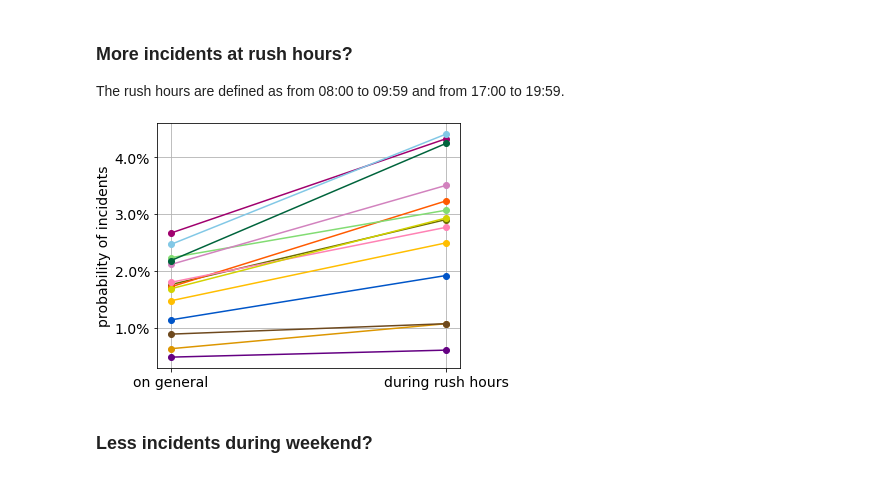
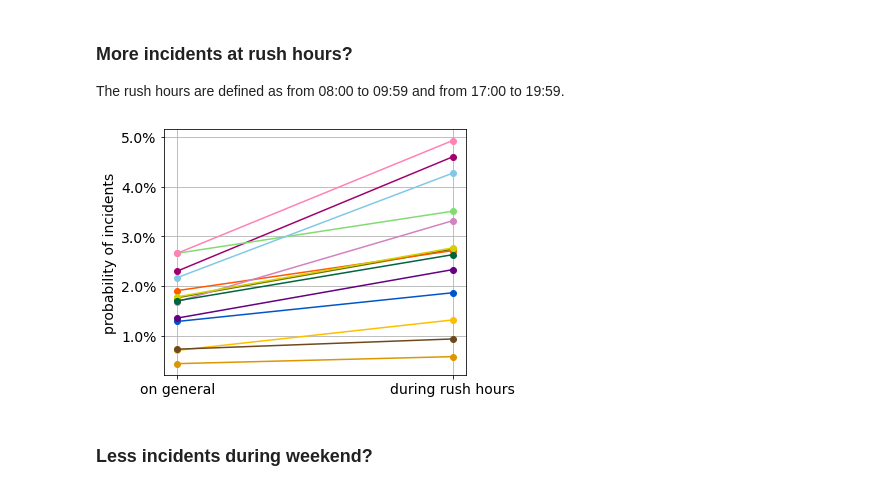
Before and after one commit to tianyikillua/ratpmetro, a Jupyter notebook: examples/notebook.ipynb, the cells around one changed output. Cells and saved outputs as stored; diff of their text form; code cells hidden in the pictures.

```diff
--- a/examples/notebook.ipynb
+++ b/examples/notebook.ipynb
@@ -270,10 +247,0 @@ plt.tight_layout()
-# %%
-most_freq_cause = [None] * len(lines)
-plt.figure(figsize=(18, 20))
-for i, line in enumerate(lines):
-    plt.subplot(5, 3, i + 1)
-    causes, _ = ratp_line[line].plot_incident_cause(year=2018)
-    most_freq_cause[i] = causes[0]
-    plt.title("incident causes for line #" + str(line))
-
-plt.tight_layout()
@@ -286,7 +252,7 @@ incident_prob_hour_line = np.zeros((len(lines), 24))
 for i, split in enumerate(lines_split):
     plt.subplot(2, 3, i + 1)
     for line in split:
-        x, incident_prob_hour_line[line - 1] = ratp_line[line].plot_incident_prob(by="hour", year=2018)
+        x, incident_prob_hour_line[line - 1] = ratp_line[line].plot_incident_prob(by="hour", year=2021)
     plt.legend(["#" + str(x) for x in split])
 
 plt.grid()
@@ -314,11 +278,0 @@ plt.tight_layout()
-# %%
-plt.figure(figsize=(18, 8))
-lines_split = np.array_split(lines, 5)
-for i, split in enumerate(lines_split):
-    plt.subplot(2, 3, i + 1)
-    for line in split:
-        ratp_line[line].plot_incident_prob(by="weekday", year=2018)
-    plt.legend(["#" + str(x) for x in split])
-
-plt.grid()
-plt.tight_layout()
@@ -327,11 +278,0 @@ plt.tight_layout()
-# %%
-plt.figure(figsize=(18, 8))
-lines_split = np.array_split(lines, 5)
-for i, split in enumerate(lines_split):
-    plt.subplot(2, 3, i + 1)
-    for line in split:
-        ratp_line[line].plot_incident_prob(by="month", year=2018)
-    plt.legend(["#" + str(x) for x in split])
-
-plt.grid()
-plt.tight_layout()
@@ -344,7 +283,7 @@ plt.tight_layout()
 
 The rush hours are defined as from 08:00 to 09:59 and from 17:00 to 19:59.
 # %%
-def plot_bar_comparison(mask_string, label, year=2018):
+def plot_bar_comparison(mask_string, label, year=2021):
     mask = np.zeros_like(incident_prob)
     for i, line in enumerate(lines):
         df = ratp_line[line]._df_processed_loc(year=year)
@@ -359,35 +298,35 @@ def plot_bar_comparison(mask_string, label, year=2018):
     yerr = np.array([[all_mean - all_min, mask_mean - mask_min],
                      [all_max - all_mean, mask_max - mask_mean]])
     x = [0, 1]
     dx = 0.02
     dy = 0.001
     plt.bar(x, [all_mean, mask_mean], width=0.4, yerr=yerr, color=["C0", "C1"])
     plt.text(x[0] + dx, all_min + dy, f"#{all_min_who}", fontsize=14)
     plt.text(x[0] + dx, all_max - dy, f"#{all_max_who}", fontsize=14)
     plt.text(x[1] + dx, mask_min + dy, f"#{mask_min_who}", fontsize=14)
     plt.text(x[1] + dx, mask_max - dy, f"#{mask_max_who}", fontsize=14)
 
     plt.xticks(x, ["on general", label])
     plt.ylabel("probability of incidents")
     plt.gca().yaxis.set_major_formatter(FuncFormatter(lambda x, _: "{:.1%}".format(x)))
     plt.tight_layout()
 
-def plot_parallel_comparison(mask_string, label, year=2018):
+def plot_parallel_comparison(mask_string, label, year=2021):
     x = [0, 1]
     for line in lines:
         df = ratp_line[line]._df_processed_loc(year=year)
         mask = df[eval(mask_string)]["is_incident"].mean()
         plt.plot(x, [incident_prob[line - 1], mask], "-o", color=ratp_line[line].color)
 
     plt.xticks(x, ["on general", label])
     plt.ylabel("probability of incidents")
     plt.grid()
     plt.gca().yaxis.set_major_formatter(FuncFormatter(lambda x, _: "{:.1%}".format(x)))
     plt.tight_layout()
 
 plot_parallel_comparison("df['hour'].isin([8, 9, 17, 18, 19])", "during rush hours")
 # %% [output]
-[figure, old version]
+[figure, new version]
 # %% [markdown]
 ### Less incidents during weekend?
 # %%
```
Also changed, not shown: parts of 61 cells of this notebook, 20 other files.
